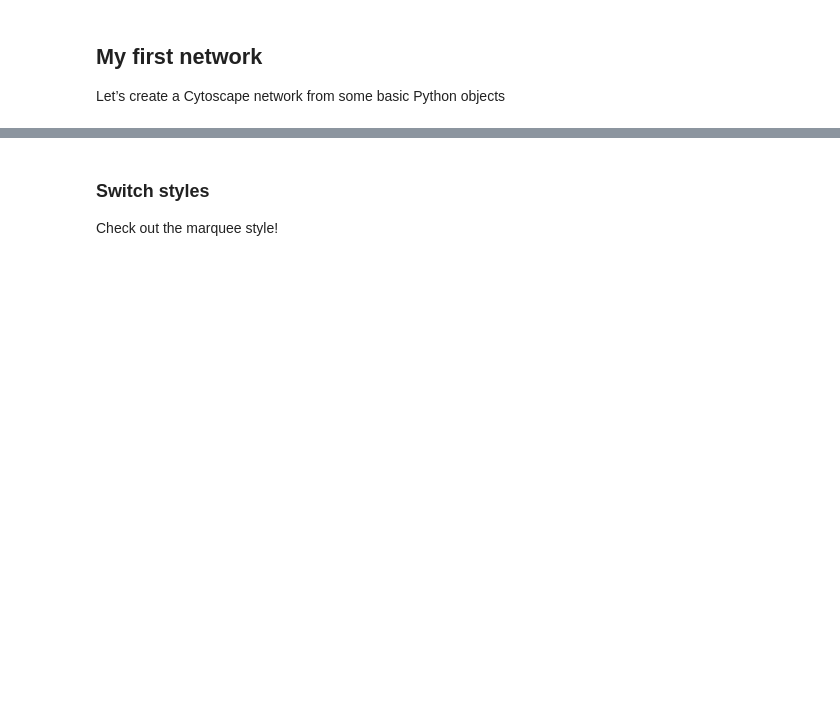
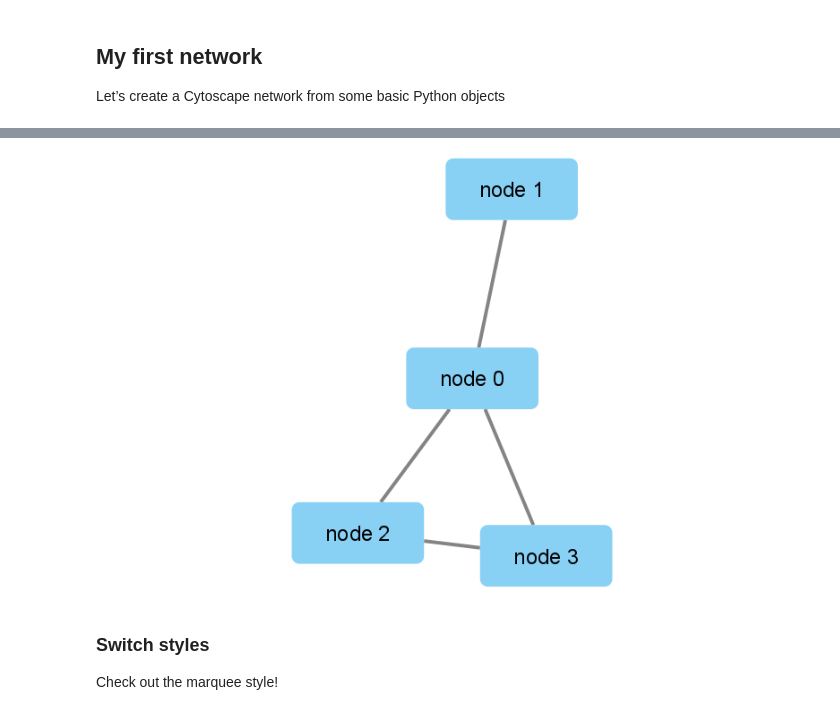
Before and after one commit to cytoscape/py4cytoscape, a Jupyter notebook: doc/tutorials/Overview-of-py4cytoscape.ipynb, the cells around one changed output, grey strips where cells are left out. Drawn from its saved outputs; the diff is of its cells as text; code cells hidden in the pictures; blank space fills up the shorter version.

```diff
--- a/doc/tutorials/Overview-of-py4cytoscape.ipynb
+++ b/doc/tutorials/Overview-of-py4cytoscape.ipynb
@@ -53,3 +56,7 @@ p4c.create_network_from_data_frames(nodes, edges, title="my first network", coll
+# %%
+p4c.notebook_show_image()
+# %% [output]
+[figure, added]
 # %% [markdown]
 ### Switch styles
 
```
Also changed, not shown: parts of 61 cells of this notebook, 8 other files.
